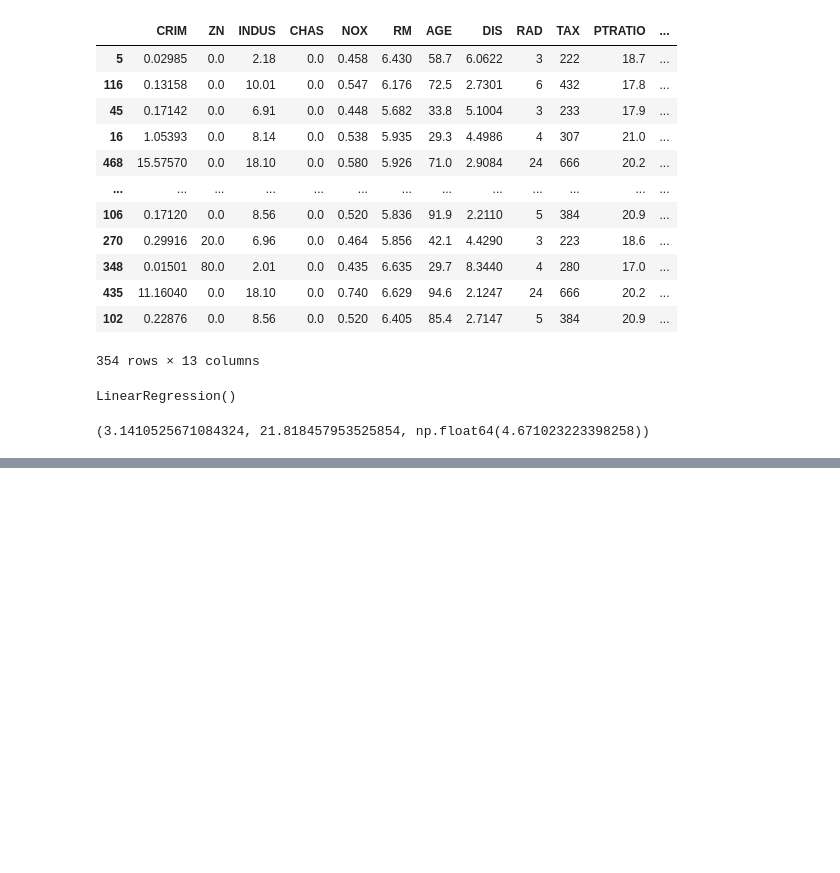
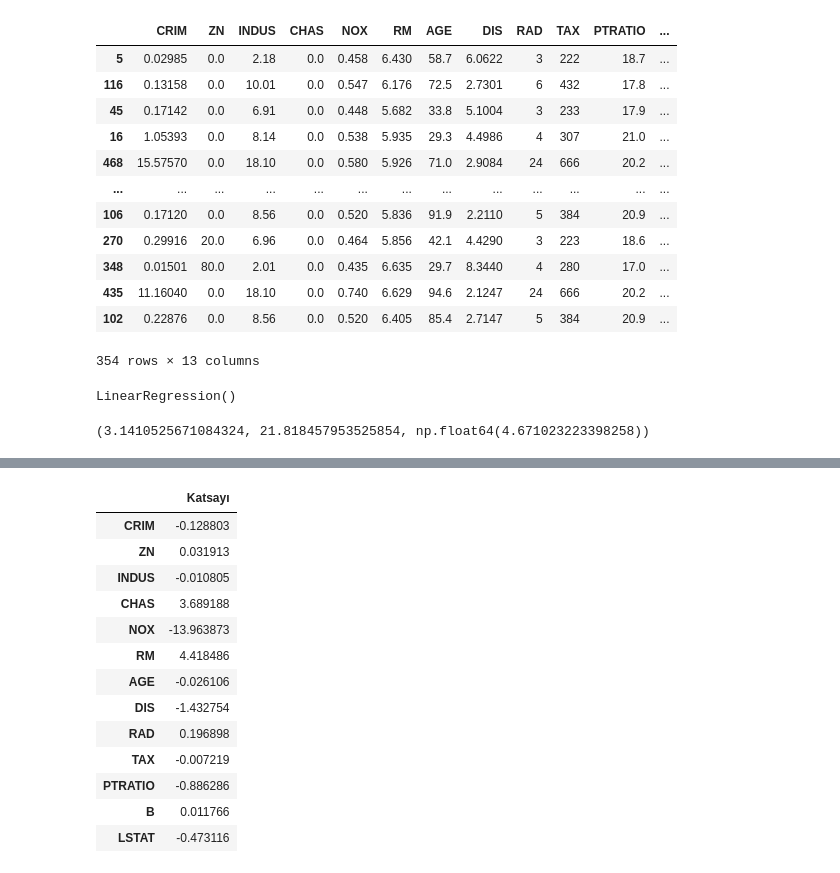
Before and after one commit to halitkalayci/gyk-ai, a Jupyter notebook: regression.ipynb, the cells around one changed output, grey strips where cells are left out. Drawn from its saved outputs; the diff is of its cells as text; code cells hidden in the pictures; blank space fills up the shorter version.

```diff
--- a/regression.ipynb
+++ b/regression.ipynb
@@ -128,0 +143,21 @@ mae, mse, rmse # Daha düşük skor = Daha iyi model
+# %%
+coef_df =pd.DataFrame(model.coef_, X.columns, columns = ["Katsayı"]) # Coefficients
+coef_df
+
+# - (Negatif) -> Bu değişken artıkça ev fiyatı düşüyor. (Ters orantı)
+# + (Pozitif) -> Bu değişken artıkça ev fiyatı artıyor. (Düz Orantı)
+# %% [output]
+|  | Katsayı |
+| CRIM | -0.128803 |
+| ZN | 0.031913 |
+| INDUS | -0.010805 |
+| CHAS | 3.689188 |
+| NOX | -13.963873 |
+| RM | 4.418486 |
+| AGE | -0.026106 |
+| DIS | -1.432754 |
+| RAD | 0.196898 |
+| TAX | -0.007219 |
+| PTRATIO | -0.886286 |
+| B | 0.011766 |
+| LSTAT | -0.473116 |
```
Also changed, not shown: parts of 6 cells of this notebook.
